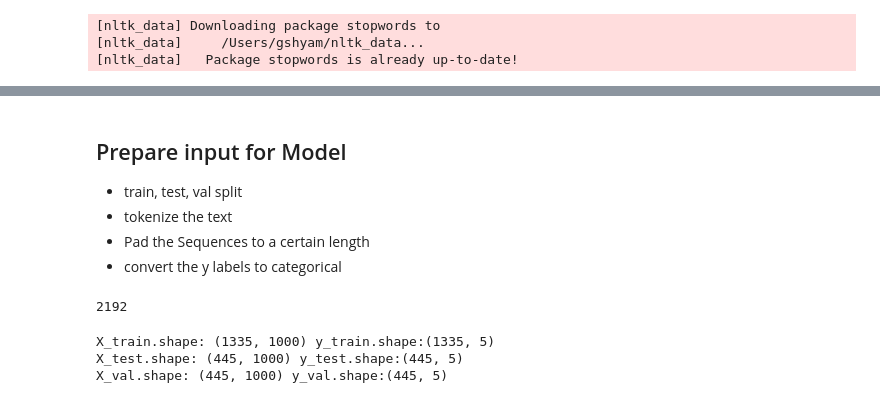
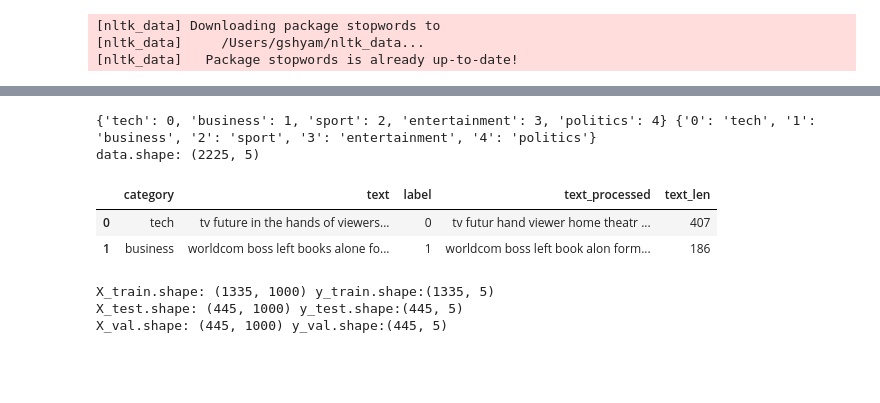
Before and after one commit to khanalg44/nlp_projects, a Jupyter notebook: 14_bbc_news_classification/04_Neural_Net_Keras.ipynb, the cells around one changed output, grey strips where cells are left out. Saved outputs shown, nothing was run; the diff lists cells and outputs as text; code cells hidden in the pictures; blank space fills up the shorter version.

```diff
--- a/14_bbc_news_classification/04_Neural_Net_Keras.ipynb
+++ b/14_bbc_news_classification/04_Neural_Net_Keras.ipynb
@@ -11,7 +11,8 @@ from nltk.corpus import stopwords
 from nltk.stem import PorterStemmer
 
 from sklearn.model_selection import train_test_split
-from helper import plot_history, calc_prediction
+from helper import plot_history, calc_prediction, process_text
+
 
 from tensorflow.keras.preprocessing.text import Tokenizer
 from tensorflow.keras.preprocessing.sequence import pad_sequences
@@ -20,7 +21,7 @@ from tensorflow.keras.utils import to_categorical
 from sklearn.metrics import accuracy_score, confusion_matrix, f1_score, roc_auc_score
 from sklearn.metrics import average_precision_score, recall_score
 
-data_dir = '../nlp_datasets/14_bbc_news_category/'
+data_dir = './'
 # %% [output]
 [nltk_data] Downloading package stopwords to
 [nltk_data]     /Users/gshyam/nltk_data...
@@ -58,3 +28,0 @@ plt.xticks(fontsize='x-large');
-# %%
-label_dict = {df.category.unique()[i]:i for i in range(len(df.category.unique()))}
-label_dict
@@ -117,13 +29,23 @@ df.head(4)
-# %% [markdown]
-## Prepare input for Model
-- train, test, val split
-- tokenize the text
-- Pad the Sequences to a certain length
-- convert the y labels to categorical
-# %%
-df.text_len.max()
-# %% [output]
-2192
+# %%
+import json
+
+with open(data_dir+"label_dict.json", 'r') as fp:
+    label_dict = json.load(fp)
+
+with open(data_dir+"label_dict_reversed.json", 'r') as fp:
+    label_dict_reversed = json.load(fp)
+
+print (label_dict, label_dict_reversed)
+
+df = pd.read_csv(data_dir+'bbc_text_processed.csv')
+print ('data.shape:',df.shape)
+df.head(2)
+# %% [output]
+{'tech': 0, 'business': 1, 'sport': 2, 'entertainment': 3, 'politics': 4} {'0': 'tech', '1': 'business', '2': 'sport', '3': 'entertainment', '4': 'politics'}
+data.shape: (2225, 5)
+|  | category | text | label | text_processed | text_len |
+| 0 | tech | tv future in the hands of viewers... | 0 | tv futur hand viewer home theatr ... | 407 |
+| 1 | business | worldcom boss left books alone fo... | 1 | worldcom boss left book alon form... | 186 |
 # %%
 MAX_SEQ_LEN = 2000 # length of each text
 MAX_WORDS   = 1000 # use only this many max used words
```
Also changed, not shown: parts of 17 cells of this notebook, 8 other files.
